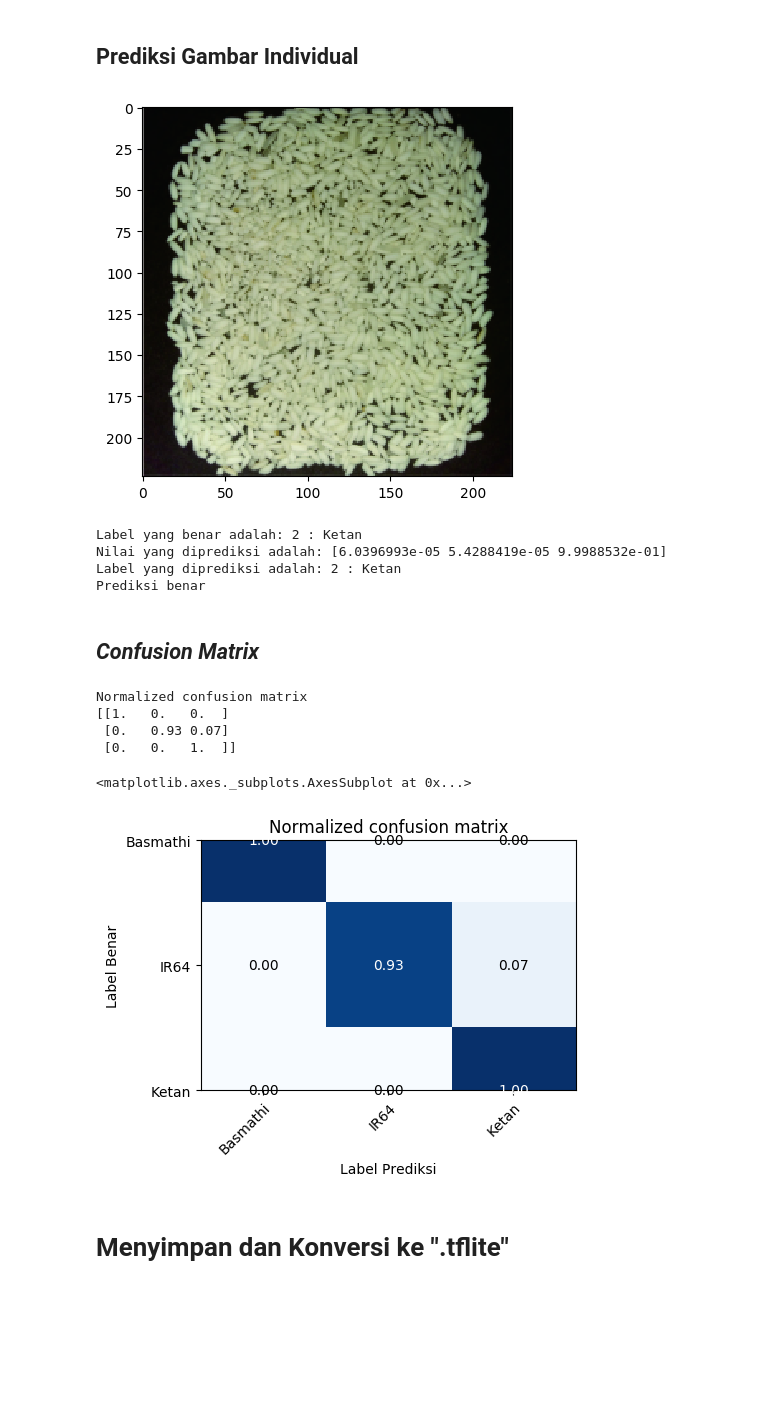
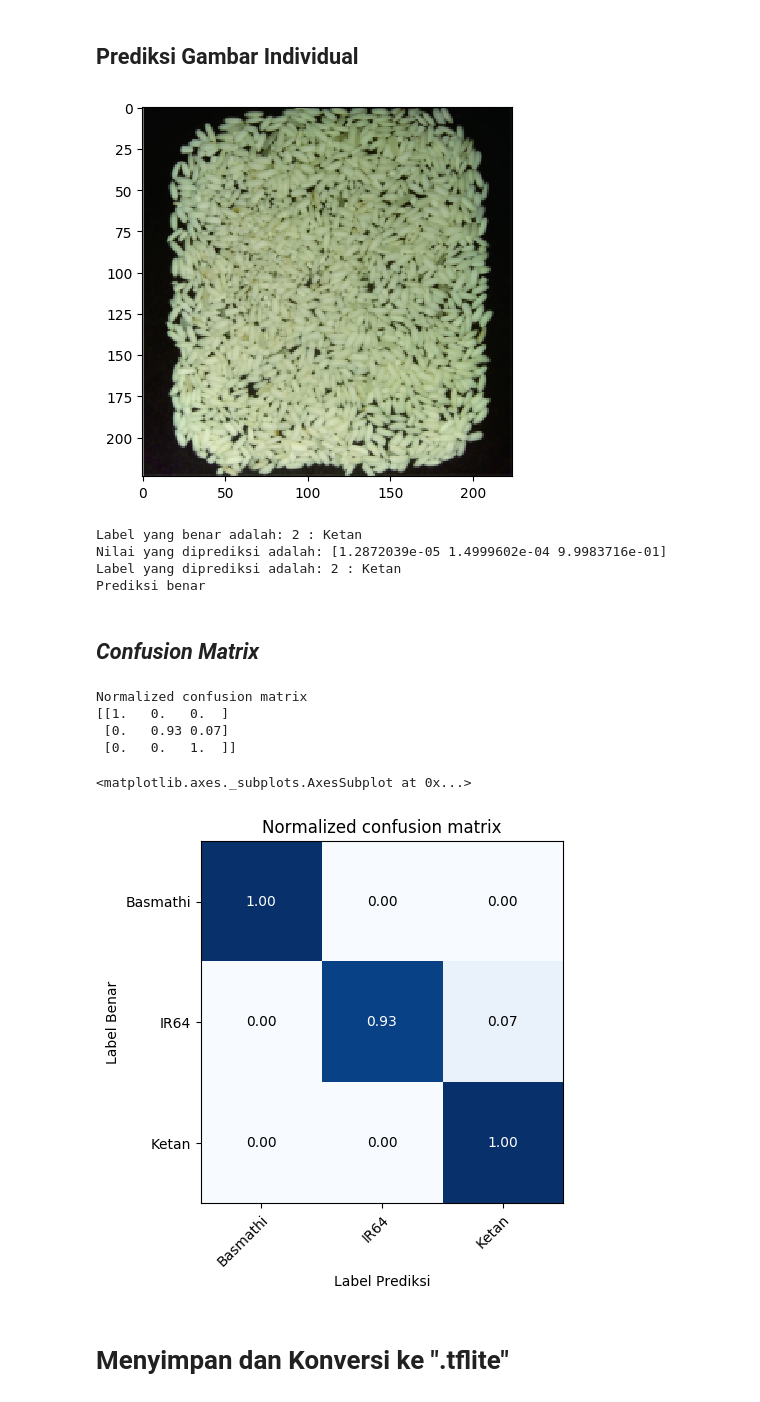
Before and after one commit to Soedirman-Machine-Learning/rice-varieties-classification, a Jupyter notebook: Klasifikasi Varietas Beras VGG-16Net.ipynb, the cells around one changed output. Drawn from its saved outputs; the diff is of its cells as text; code cells hidden in the pictures; blank space fills up the shorter version.

```diff
--- a/Klasifikasi Varietas Beras VGG-16Net.ipynb
+++ b/Klasifikasi Varietas Beras VGG-16Net.ipynb
@@ -218,10 +218,10 @@ X_test3, y_test3 = (X_test, y_test2)
 # %%
 model = tf.keras.Sequential([
     base_model,
-    tf.keras.layers.Conv2D(64, 3, activation='relu'),
+    tf.keras.layers.Conv2D(32, 3, activation='relu'),
     #tf.keras.layers.Dropout(0.2),
     tf.keras.layers.GlobalAveragePooling2D(),
-    tf.keras.layers.Dense(3,activation='softmax')
+    tf.keras.layers.Dense(3, activation='softmax')
 ])
 
 model.compile("adam",loss="categorical_crossentropy",metrics=["acc"])
@@ -368,7 +376,7 @@ else:
 # %% [output]
 [figure]
 Label yang benar adalah: 2 : Ketan
-Nilai yang diprediksi adalah: [6.0396993e-05 5.4288419e-05 9.9988532e-01]
+Nilai yang diprediksi adalah: [1.2872039e-05 1.4999602e-04 9.9983716e-01]
 Label yang diprediksi adalah: 2 : Ketan
 Prediksi benar
 # %% [markdown]
@@ -382,7 +390,8 @@ def plot_confusion_matrix(y_true, y_pred, classes,
                           title=None,
                           cmap=plt.cm.Blues):
     """
-    Fungsi ini menampilkan dan plotting matriks kebingungan (confusion matrix).
+    This function prints and plots the confusion matrix.
+    Normalization can be applied by setting `normalize=True`.
     """
     if not title:
         if normalize:
@@ -390,8 +399,10 @@ def plot_confusion_matrix(y_true, y_pred, classes,
         else:
             title = 'Confusion matrix, without normalization'
 
-    # Menghitung matriks kebingungan
+    # Compute confusion matrix
     cm = confusion_matrix(y_true, y_pred)
+    # Only use the labels that appear in the data
+    #classes = classes[unique_labels(y_true, y_pred)]
     if normalize:
         cm = cm.astype('float') / cm.sum(axis=1)[:, np.newaxis]
         print("Normalized confusion matrix")
@@ -402,42 +413,43 @@ def plot_confusion_matrix(y_true, y_pred, classes,
 
     fig, ax = plt.subplots(figsize=(5,5))
     im = ax.imshow(cm, interpolation='nearest', cmap=cmap)
-    # Menampilkan semua nama label
+    #ax.figure.colorbar(im, ax=ax)
+    # We want to show all ticks...
     ax.set(xticks=np.arange(cm.shape[1]),
            yticks=np.arange(cm.shape[0]),
-           # Memberi label dengan daftar entri masing-masing.
+           # ... and label them with the respective list entries
            xticklabels=classes, yticklabels=classes,
            title=title,
            ylabel='Label Benar',
            xlabel='Label Prediksi')
 
-    # Memutar nama label dan mengatur perataannya.
+    # Rotate the tick labels and set their alignment.
     plt.setp(ax.get_xticklabels(), rotation=45, ha="right",
              rotation_mode="anchor")
 
-    # Simpulkan dimensi data dan buat anotasi teks.
+    # Loop over data dimensions and create text annotations.
     fmt = '.2f' if normalize else 'd'
     thresh = cm.max() / 2.
     for i in range(cm.shape[0]):
         for j in range(cm.shape[1]):
             ax.text(j, i, format(cm[i, j], fmt),
                     ha="center", va="center",
                     color="white" if cm[i, j] > thresh else "black")
     fig.tight_layout()
     return ax
 
 
 np.set_printoptions(precision=2)
 
 plot_confusion_matrix(y_true, y_pred, classes=labels, normalize=True,
                       title='Normalized confusion matrix')
 # %% [output]
 Normalized confusion matrix
 [[1.   0.   0.  ]
  [0.   0.93 0.07]
  [0.   0.   1.  ]]
 <matplotlib.axes._subplots.AxesSubplot at 0x...>
-[figure, old version]
+[figure, new version]
 # %% [markdown]
 # Menyimpan dan Konversi ke ".tflite"
 # %% [markdown]
```
Also changed, not shown: parts of 8 cells of this notebook.
